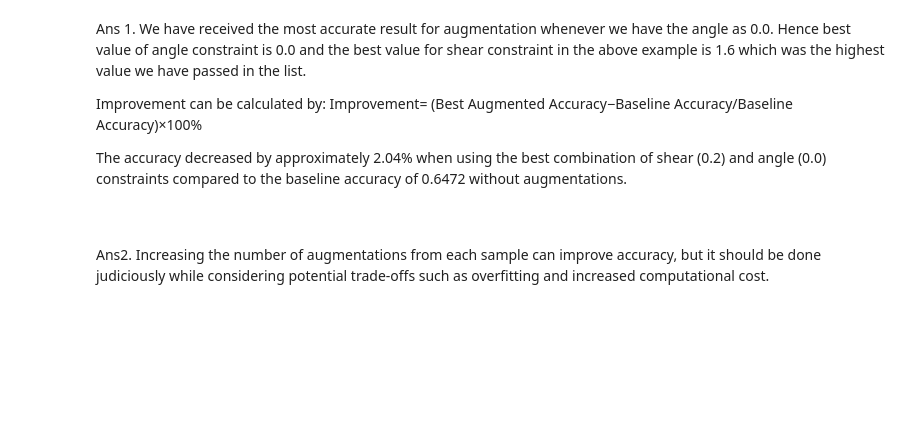
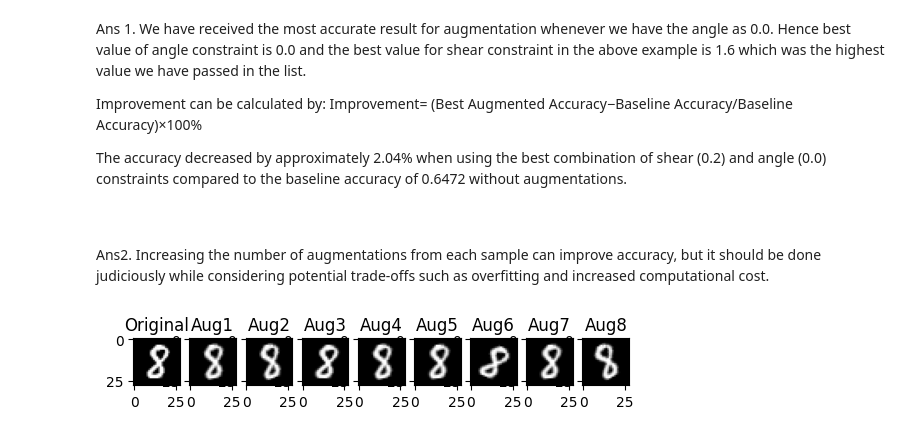
Before and after one commit to SVaishnaviVasa/IIITH-AIML-Vaishnavi, a Jupyter notebook: Copy_of_AIML_Module_1_Lab_3_Data_Augmentation.ipynb, the cells around one changed output. Drawn from its saved outputs; the diff is of its cells as text; code cells hidden in the pictures; blank space fills up the shorter version.

```diff
--- a/Copy_of_AIML_Module_1_Lab_3_Data_Augmentation.ipynb
+++ b/Copy_of_AIML_Module_1_Lab_3_Data_Augmentation.ipynb
@@ -388,2 +390,24 @@ The accuracy decreased by approximately 2.04% when using the best combination of
 # %% [markdown]
 Ans2.  Increasing the number of augmentations from each sample can improve accuracy, but it should be done judiciously while considering potential trade-offs such as overfitting and increased computational cost.
+# %%
+import matplotlib.pyplot as plt
+
+sample = train_X[20]
+angleconstraint = 70
+num_augmentations = 8 #increasing number of samples
+
+# Show the original image
+plt.subplot(1, num_augmentations + 1, 1)
+plt.imshow(sample, cmap='gray')
+plt.title('Original')
+
+# Apply augmentations and display multiple augmented versions
+for i in range(num_augmentations):
+    augmented_image = augRotate(sample, angleconstraint)
+    plt.subplot(1, num_augmentations + 1, i + 2)
+    plt.imshow(augmented_image, cmap='gray')
+    plt.title(f'Aug{i + 1}')
+
+plt.show()
+# %% [output]
+[figure, added]
```
Also changed, not shown: parts of 4 cells of this notebook.
